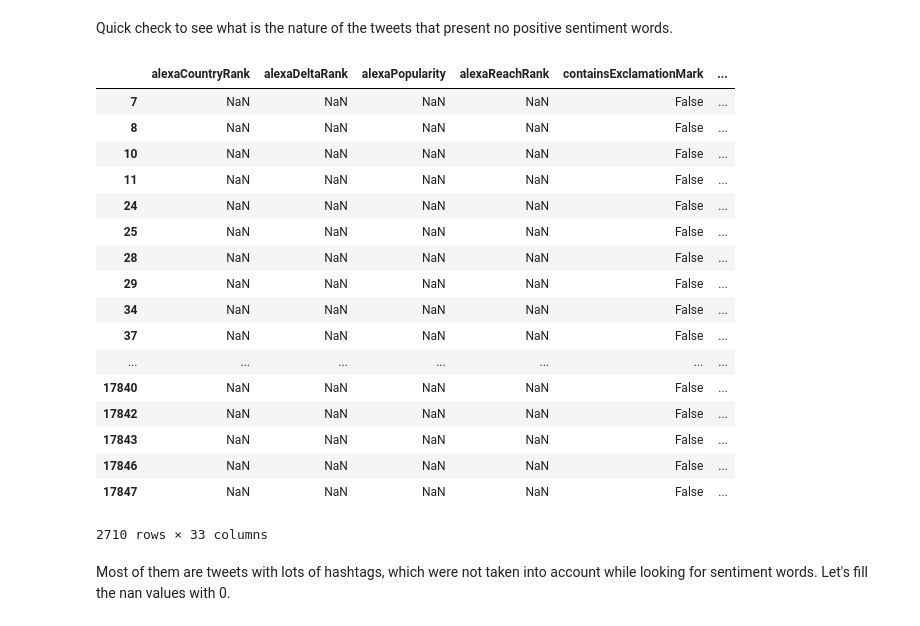
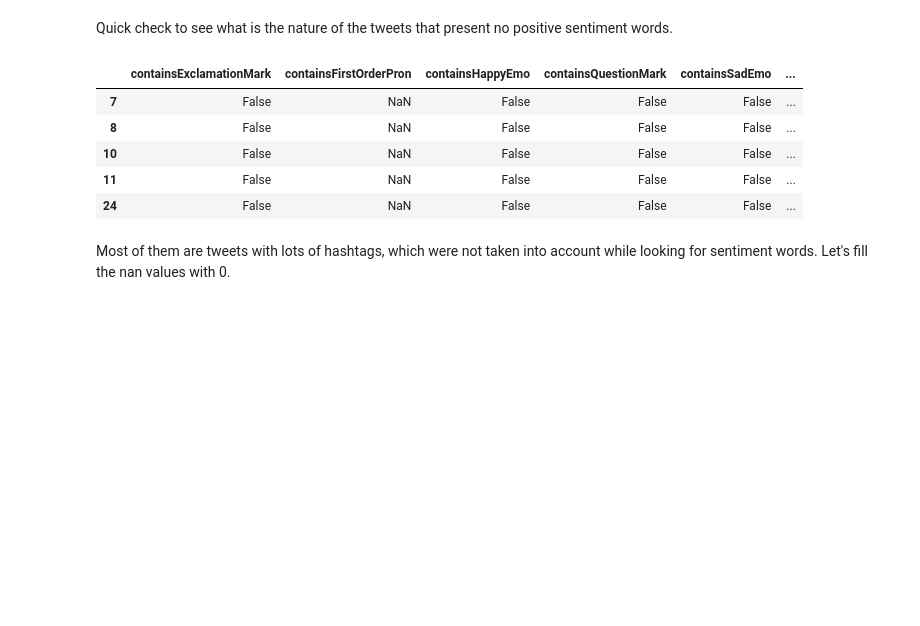
Before and after one commit to christinabo/spot-the-fake, a Jupyter notebook: fake_or_real.ipynb, the cells around one changed output. Cells and saved outputs as stored; diff of their text form; code cells hidden in the pictures; blank space fills up the shorter version.

```diff
--- a/fake_or_real.ipynb
+++ b/fake_or_real.ipynb
@@ -42,7 +42,10 @@ with open('data/tweetsFeatsVMU2016.txt') as f:
 
 lines = [json.loads(line) for line in lines]
 tweet_data  = pd.DataFrame(lines)
-tweet_data.drop(columns=['_id', 'annotation'], inplace=True)
+tweet_data.drop(columns=['_id', 'annotation',
+                         'alexaCountryRank', 'alexaDeltaRank', 'alexaPopularity', 'alexaReachRank',
+                         'urlHarmonic', 'urlIndegree', 'wotSafe', 'wotTrust'],
+                inplace=True)
 tweet_data['id'] = tweet_data['id'].astype(str)
 print('Data has {} samples with {} attributes'.format(*tweet_data.shape))
 # %% [output]
@@ -109,26 +140,14 @@ wotTrust - Missing: 15817 - Unique: 75
 # %% [markdown]
 Quick check to see what is the nature of the tweets that present no positive sentiment words.
 # %%
-tweet_data.loc[tweet_data['numPosSentiWords'].isna()]
+tweet_data.loc[tweet_data['numPosSentiWords'].isna()].head()
 # %% [output]
-|  | alexaCountryRank | alexaDeltaRank | alexaPopularity | alexaReachRank | containsExclamationMark | ... |
-| 7 | NaN | NaN | NaN | NaN | False | ... |
-| 8 | NaN | NaN | NaN | NaN | False | ... |
-| 10 | NaN | NaN | NaN | NaN | False | ... |
-| 11 | NaN | NaN | NaN | NaN | False | ... |
-| 24 | NaN | NaN | NaN | NaN | False | ... |
-| 25 | NaN | NaN | NaN | NaN | False | ... |
-| 28 | NaN | NaN | NaN | NaN | False | ... |
-| 29 | NaN | NaN | NaN | NaN | False | ... |
-| 34 | NaN | NaN | NaN | NaN | False | ... |
-| 37 | NaN | NaN | NaN | NaN | False | ... |
-| ... | ... | ... | ... | ... | ... | ... |
-| 17840 | NaN | NaN | NaN | NaN | False | ... |
-| 17842 | NaN | NaN | NaN | NaN | False | ... |
-| 17843 | NaN | NaN | NaN | NaN | False | ... |
-| 17846 | NaN | NaN | NaN | NaN | False | ... |
-| 17847 | NaN | NaN | NaN | NaN | False | ... |
+|  | containsExclamationMark | containsFirstOrderPron | containsHappyEmo | containsQuestionMark | containsSadEmo | ... |
+| 7 | False | NaN | False | False | False | ... |
+| 8 | False | NaN | False | False | False | ... |
+| 10 | False | NaN | False | False | False | ... |
+| 11 | False | NaN | False | False | False | ... |
+| 24 | False | NaN | False | False | False | ... |
-2710 rows × 33 columns
 # %% [markdown]
 Most of them are tweets with lots of hashtags, which were not taken into account while looking for sentiment words. Let's fill the nan values with 0.
 # %%
```
Also changed, not shown: parts of 14 cells of this notebook.
